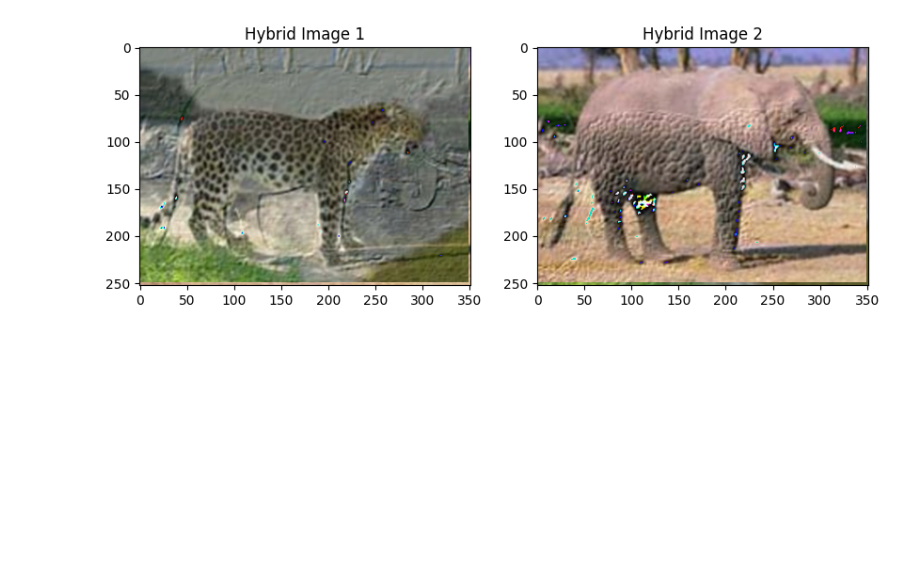
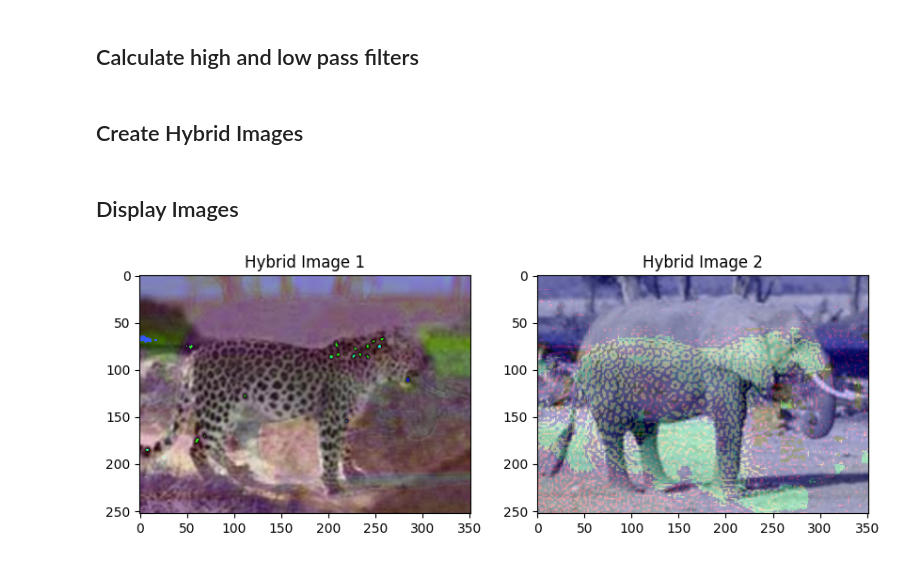
Before and after one commit to bjon1/computer-vision-and-image-processing, a Jupyter notebook: project2/part2.ipynb, the cells around one changed output. Drawn from its saved outputs; the diff is of its cells as text; code cells hidden in the pictures; blank space fills up the shorter version.

```diff
--- a/project2/part2.ipynb
+++ b/project2/part2.ipynb
@@ -24,32 +34,34 @@ def convolve(image, kernel):
+# %% [markdown]
+## Calculate high and low pass filters
+# %%
+gaussian_est_kernel = 1/16 * np.array([
+    [1, 2, 1],
+    [2, 4, 2],
+    [1, 2, 1]
+])
+
+
+low_pass_elephant = convolve(elephant, gaussian_est_kernel)
+high_pass_elephant = (elephant - low_pass_elephant)
+
+low_pass_cheetah = convolve(cheetah, gaussian_est_kernel)
+high_pass_cheetah = (cheetah - low_pass_cheetah)
+# %% [markdown]
+## Create Hybrid Images
+# %%
+
+# Combine the low-pass and high-pass components with weighting
+hybrid_image_1 = np.clip((low_pass_cheetah) + (high_pass_elephant), 0, 255).astype(np.uint8)
+hybrid_image_2 = np.clip((low_pass_elephant * 0.75) + (high_pass_cheetah * 0.25), 0, 255).astype(np.uint8)
+# %% [markdown]
+## Display Images
 # %%
-#Gaussian Blur
-
-mimikyu = cv2.imread('./cheetah.png')
-pikachu = cv2.imread('./elephant.png')
-mimikyu = cv2.cvtColor(mimikyu, cv2.COLOR_BGR2RGB)
-pikachu = cv2.cvtColor(pikachu, cv2.COLOR_BGR2RGB)
-
-gaussian_est_kernel = 1/16 * np.array([
-    [1, 2, 1],
-    [2, 4, 2],
-    [1, 2, 1]
-])
-
-
-low_pass_pikachu = convolve(pikachu, gaussian_est_kernel)
-high_pass_pikachu = pikachu - low_pass_pikachu
-
-low_pass_mimikyu = convolve(mimikyu, gaussian_est_kernel)
-high_pass_mimikyu = mimikyu - low_pass_mimikyu
-
-hybrid_image_1 = low_pass_mimikyu + high_pass_pikachu
-hybrid_image_2 = low_pass_pikachu + high_pass_mimikyu
 # Display the hybrid images using Matplotlib
 fig, ax = plt.subplots(1, 2, figsize=(10, 5))
 ax[0].imshow(hybrid_image_1)
 ax[0].set_title('Hybrid Image 1')
 ax[1].imshow(hybrid_image_2)
 ax[1].set_title('Hybrid Image 2')
 plt.show()
 # %% [output]
-[figure, old version]
+[figure, new version]
```
Also changed, not shown: parts of 5 cells of this notebook, 5 other files.
